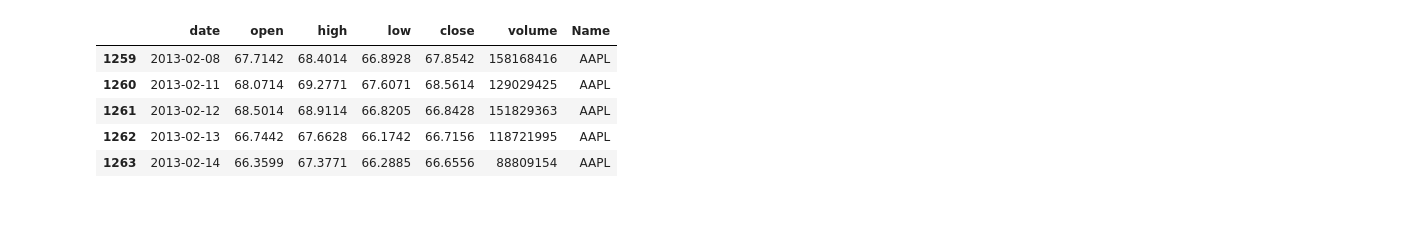
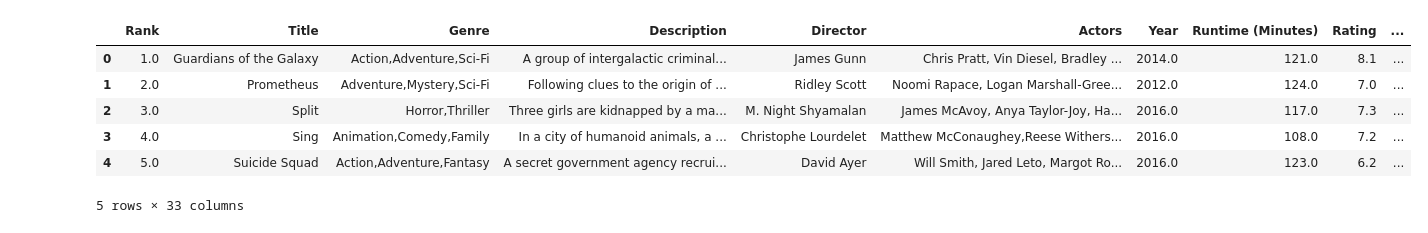
Before and after one commit to kitanoyoru/labs-sem-5, a Jupyter notebook: STATOIV/Lab5/main.ipynb, the cells around one changed output. Cells and saved outputs as stored; diff of their text form; code cells hidden in the pictures.

```diff
--- a/STATOIV/Lab5/main.ipynb
+++ b/STATOIV/Lab5/main.ipynb
@@ -5,12 +10,11 @@ import matplotlib.pyplot as plt
 # %%
-df = pd.read_csv("./all_stocks_5yr.csv")
-df = df[df["Name"] == "AAPL"]
+df = pd.read_csv('./movie_success_rate.csv')
+df.head()
+# %% [output]
+|  | Rank | Title | Genre | Description | Director | Actors | Year | Runtime (Minutes) | Rating | ... |
+| 0 | 1.0 | Guardians of the Galaxy | Action,Adventure,Sci-Fi | A group of intergalactic criminal... | James Gunn | Chris Pratt, Vin Diesel, Bradley ... | 2014.0 | 121.0 | 8.1 | ... |
+| 1 | 2.0 | Prometheus | Adventure,Mystery,Sci-Fi | Following clues to the origin of ... | Ridley Scott | Noomi Rapace, Logan Marshall-Gree... | 2012.0 | 124.0 | 7.0 | ... |
+| 2 | 3.0 | Split | Horror,Thriller | Three girls are kidnapped by a ma... | M. Night Shyamalan | James McAvoy, Anya Taylor-Joy, Ha... | 2016.0 | 117.0 | 7.3 | ... |
+| 3 | 4.0 | Sing | Animation,Comedy,Family | In a city of humanoid animals, a ... | Christophe Lourdelet | Matthew McConaughey,Reese Withers... | 2016.0 | 108.0 | 7.2 | ... |
+| 4 | 5.0 | Suicide Squad | Action,Adventure,Fantasy | A secret government agency recrui... | David Ayer | Will Smith, Jared Leto, Margot Ro... | 2016.0 | 123.0 | 6.2 | ... |
+5 rows × 33 columns
-# %%
-df.head()
-# %% [output]
-|  | date | open | high | low | close | volume | Name |
-| 1259 | 2013-02-08 | 67.7142 | 68.4014 | 66.8928 | 67.8542 | 158168416 | AAPL |
-| 1260 | 2013-02-11 | 68.0714 | 69.2771 | 67.6071 | 68.5614 | 129029425 | AAPL |
-| 1261 | 2013-02-12 | 68.5014 | 68.9114 | 66.8205 | 66.8428 | 151829363 | AAPL |
-| 1262 | 2013-02-13 | 66.7442 | 67.6628 | 66.1742 | 66.7156 | 118721995 | AAPL |
-| 1263 | 2013-02-14 | 66.3599 | 67.3771 | 66.2885 | 66.6556 | 88809154 | AAPL |
```
Also changed, not shown: parts of 23 cells of this notebook, 14 other files.
